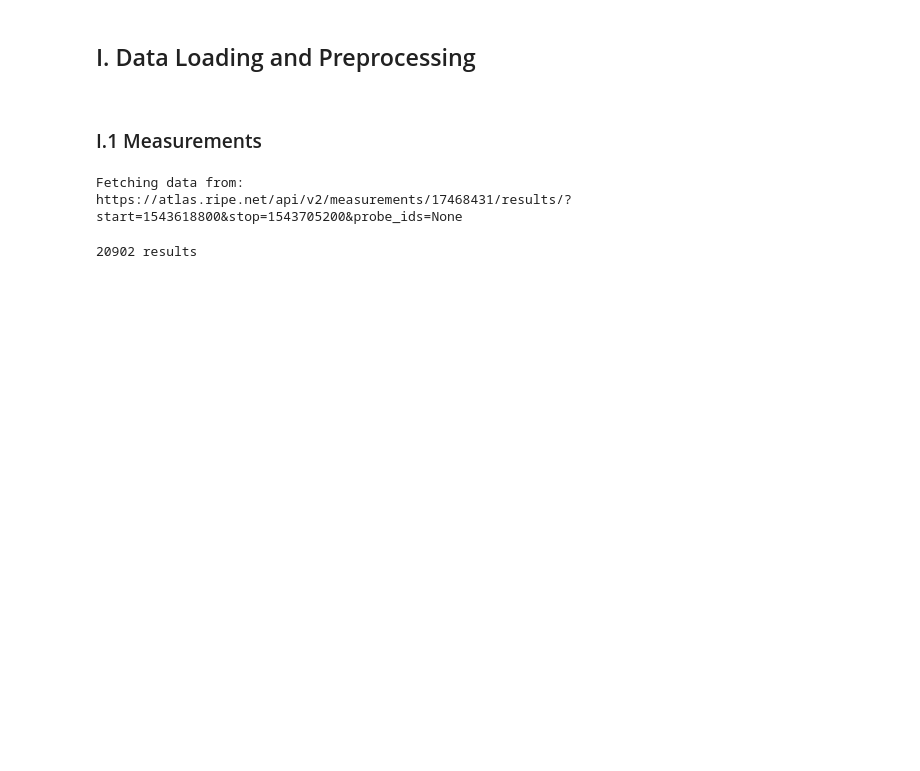
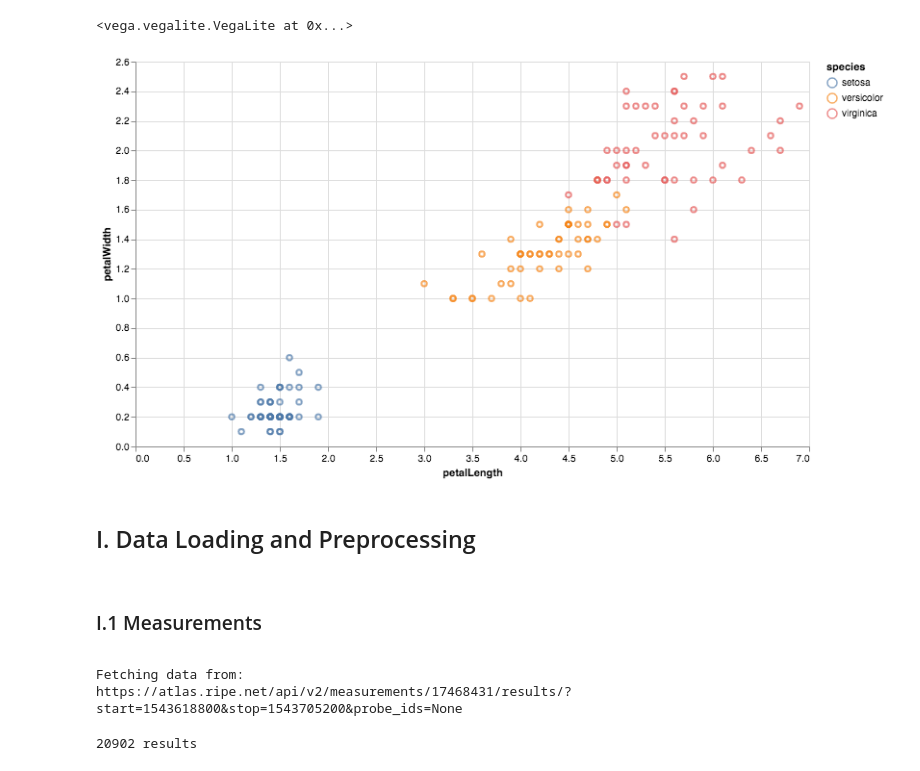
Before and after one commit to franckalbinet/latency-internet-africa, a Jupyter notebook: latency-internet-africa.ipynb, the cells around one changed output. Cells and saved outputs as stored; diff of their text form; code cells hidden in the pictures; blank space fills up the shorter version.

Commit message:
testing altair

```diff
--- a/latency-internet-africa.ipynb
+++ b/latency-internet-africa.ipynb
@@ -42,8 +55,26 @@ data_dir = 'data'
+# %%
+# TESTING ALTAIR
+iris = data.iris()
+
+alt\
+    .Chart(iris)\
+    .mark_point()\
+    .encode(
+        x = 'petalLength',
+        y = 'petalWidth',
+        color = 'species')\
+    .properties(
+        width = 700,
+        height = 400)
+# %% [output]
+<vega.vegalite.VegaLite at 0x...>
+[figure, added]
 # %% [markdown]
 ## I. Data Loading and Preprocessing
 <a id='data-loading'>
 # %% [markdown]
 ### I.1 Measurements
+<a id='measurements'>
 # %%
 #probes = [13114,21673,33284]
 # %%
```
Also changed, not shown: parts of 13 cells of this notebook, 1 other file.
